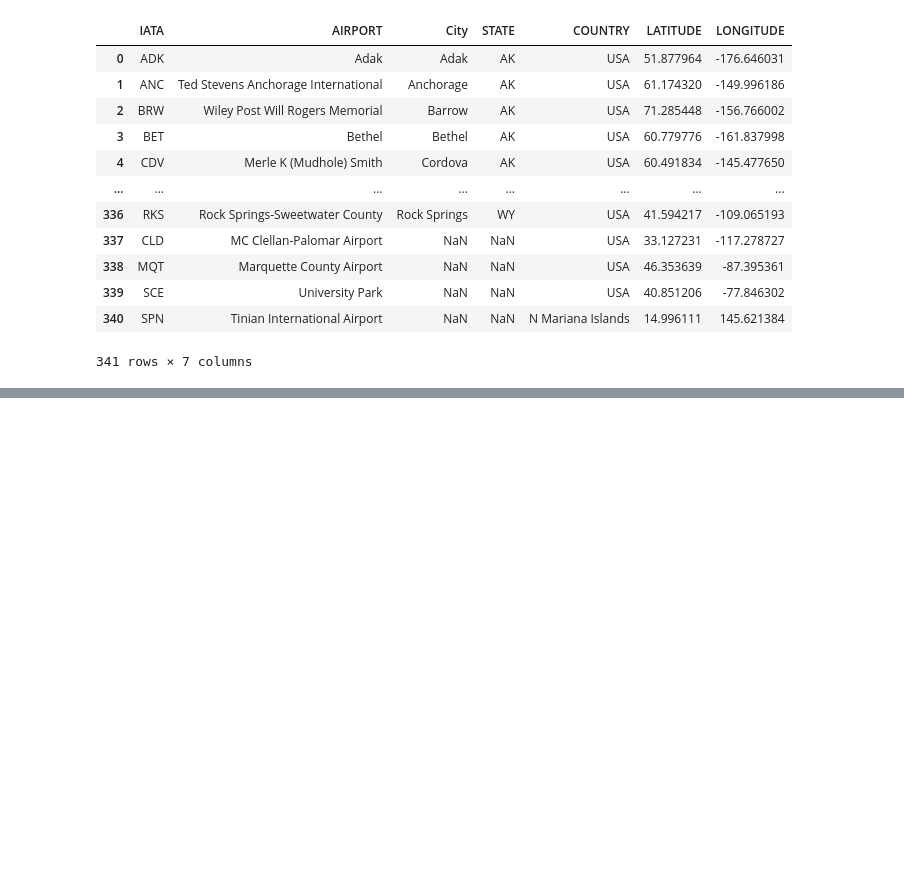
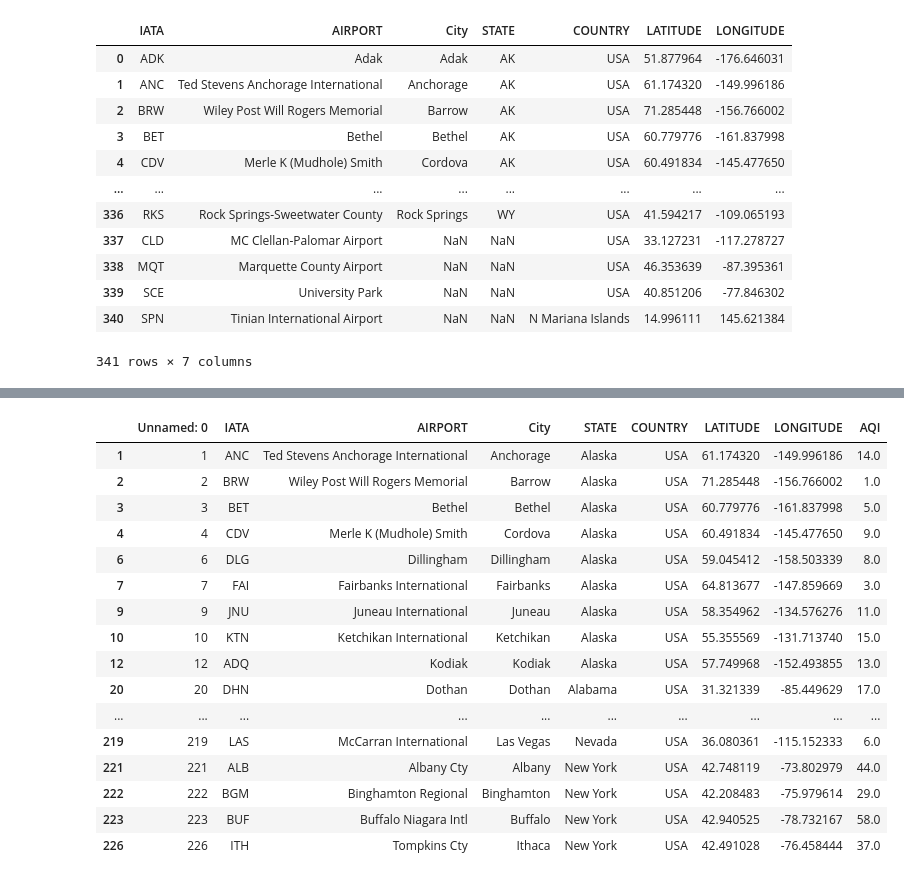
Before and after one commit to ttoffey/Project_One, a Jupyter notebook: Melissa.ipynb, the cells around one changed output, grey strips where cells are left out. Cells and saved outputs as stored; diff of their text form; code cells hidden in the pictures; blank space fills up the shorter version.

```diff
--- a/Melissa.ipynb
+++ b/Melissa.ipynb
@@ -162,0 +172,3 @@ airports_df['AQI'] = aqi_list
+# %%
+aqi_data=pd.read_csv("airport_cities_AQIS")
+aqi_data
@@ -162,0 +189,21 @@ airports_df['AQI'] = aqi_list
+# %%
+clean_aqi_data=aqi_data.dropna()
+clean_aqi_data
+# %% [output]
+|  | Unnamed: 0 | IATA | AIRPORT | City | STATE | COUNTRY | LATITUDE | LONGITUDE | AQI |
+| 1 | 1 | ANC | Ted Stevens Anchorage International | Anchorage | Alaska | USA | 61.174320 | -149.996186 | 14.0 |
+| 2 | 2 | BRW | Wiley Post Will Rogers Memorial | Barrow | Alaska | USA | 71.285448 | -156.766002 | 1.0 |
+| 3 | 3 | BET | Bethel | Bethel | Alaska | USA | 60.779776 | -161.837998 | 5.0 |
+| 4 | 4 | CDV | Merle K (Mudhole) Smith | Cordova | Alaska | USA | 60.491834 | -145.477650 | 9.0 |
+| 6 | 6 | DLG | Dillingham | Dillingham | Alaska | USA | 59.045412 | -158.503339 | 8.0 |
+| 7 | 7 | FAI | Fairbanks International | Fairbanks | Alaska | USA | 64.813677 | -147.859669 | 3.0 |
+| 9 | 9 | JNU | Juneau International | Juneau | Alaska | USA | 58.354962 | -134.576276 | 11.0 |
+| 10 | 10 | KTN | Ketchikan International | Ketchikan | Alaska | USA | 55.355569 | -131.713740 | 15.0 |
+| 12 | 12 | ADQ | Kodiak | Kodiak | Alaska | USA | 57.749968 | -152.493855 | 13.0 |
+| 20 | 20 | DHN | Dothan | Dothan | Alabama | USA | 31.321339 | -85.449629 | 17.0 |
+| ... | ... | ... | ... | ... | ... | ... | ... | ... | ... |
+| 219 | 219 | LAS | McCarran International | Las Vegas | Nevada | USA | 36.080361 | -115.152333 | 6.0 |
+| 221 | 221 | ALB | Albany Cty | Albany | New York | USA | 42.748119 | -73.802979 | 44.0 |
+| 222 | 222 | BGM | Binghamton Regional | Binghamton | New York | USA | 42.208483 | -75.979614 | 29.0 |
+| 223 | 223 | BUF | Buffalo Niagara Intl | Buffalo | New York | USA | 42.940525 | -78.732167 | 58.0 |
+| 226 | 226 | ITH | Tompkins Cty | Ithaca | New York | USA | 42.491028 | -76.458444 | 37.0 |
```
Also changed, not shown: parts of 20 cells of this notebook.
